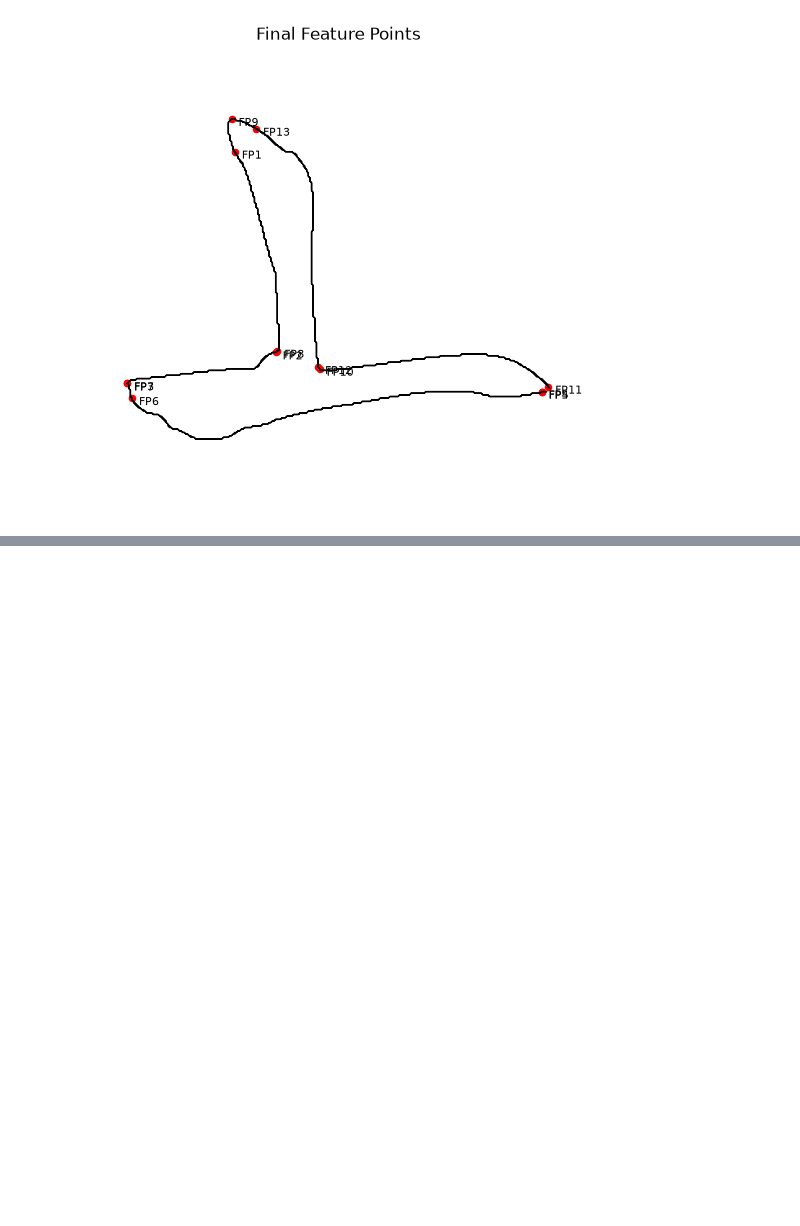
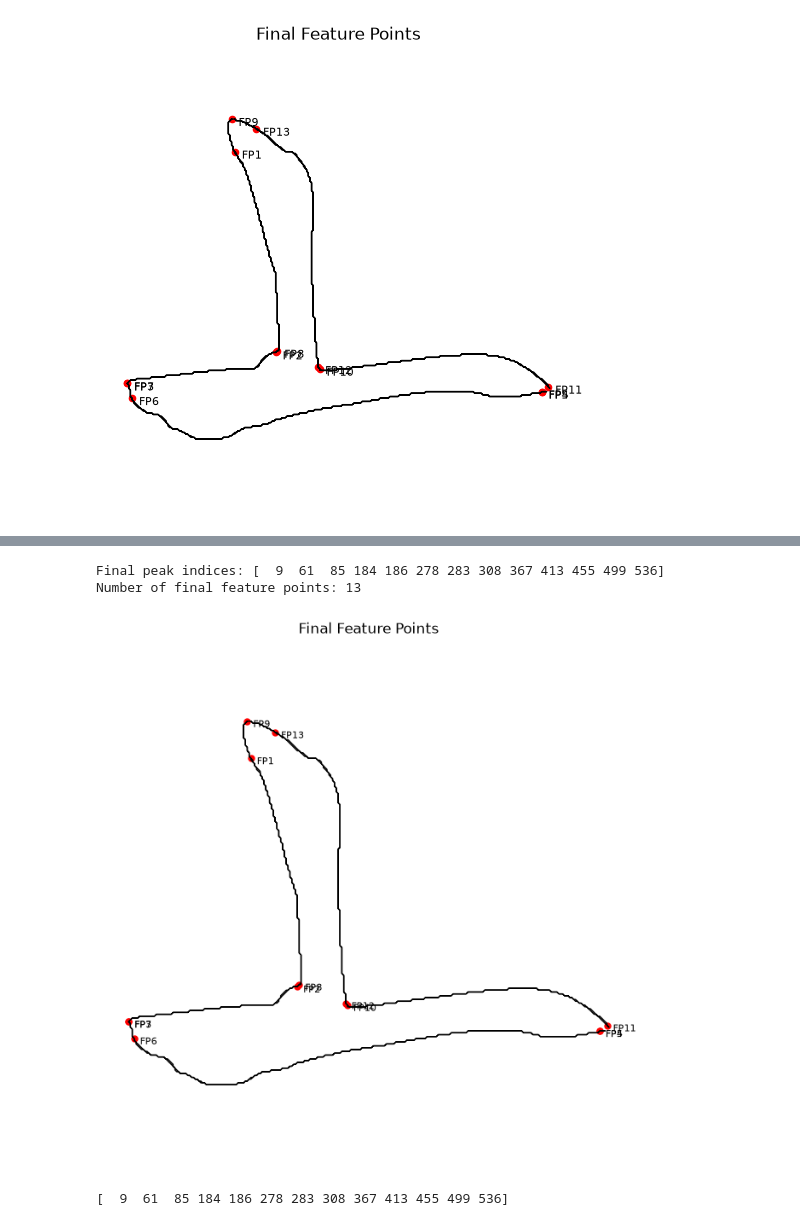
Before and after one commit to Leamon-Lee/zi-font, a Jupyter notebook: 001-calligraphy-outline-font/001-001-calligraphy-outline-font.ipynb, the cells around one changed output, grey strips where cells are left out. Cells and saved outputs as stored; diff of their text form; code cells hidden in the pictures; blank space fills up the shorter version.

```diff
--- a/001-calligraphy-outline-font/001-001-calligraphy-outline-font.ipynb
+++ b/001-calligraphy-outline-font/001-001-calligraphy-outline-font.ipynb
@@ -548,0 +553,30 @@ plt.show()
+# %%
+# 第 46 步：保留最终 feature point 对应的 contour 索引
+# peak 是前面 find_peaks 得到的候选点索引，final_mask 是最终筛选掩码。
+final_peak_indices = peak[final_mask]
+print("Final peak indices:", final_peak_indices)
+print("Number of final feature points:", len(final_peak_indices))
+# %% [output]
+Final peak indices: [  9  61  85 184 186 278 283 308 367 413 455 499 536]
+Number of final feature points: 13
+# %%
+# 第 47 步：重新绘制并标号最终 feature points
+plt.figure(figsize=(8, 8))
+plt.plot(x, y, color="black", linewidth=1)
+plt.scatter(contour1[final_peak_indices, 0], contour1[final_peak_indices, 1], color="red", s=25)
+for i, idx in enumerate(final_peak_indices):
+    px, py = contour1[idx]
+    plt.annotate(f"FP{i+1}", xy=(px, py), xytext=(5, -5), textcoords="offset points", fontsize=8)
+plt.gca().invert_yaxis()
+plt.axis("equal")
+plt.axis("off")
+plt.title("Final Feature Points")
+plt.show()
+# %% [output]
+[figure, added]
+# %%
+# 第 48 步：按照 contour 顺序排序
+final_peak_indices = np.sort(final_peak_indices)
+print(final_peak_indices)
+# %% [output]
+[  9  61  85 184 186 278 283 308 367 413 455 499 536]
```
Also changed, not shown: parts of 34 cells of this notebook, 1 other file.
